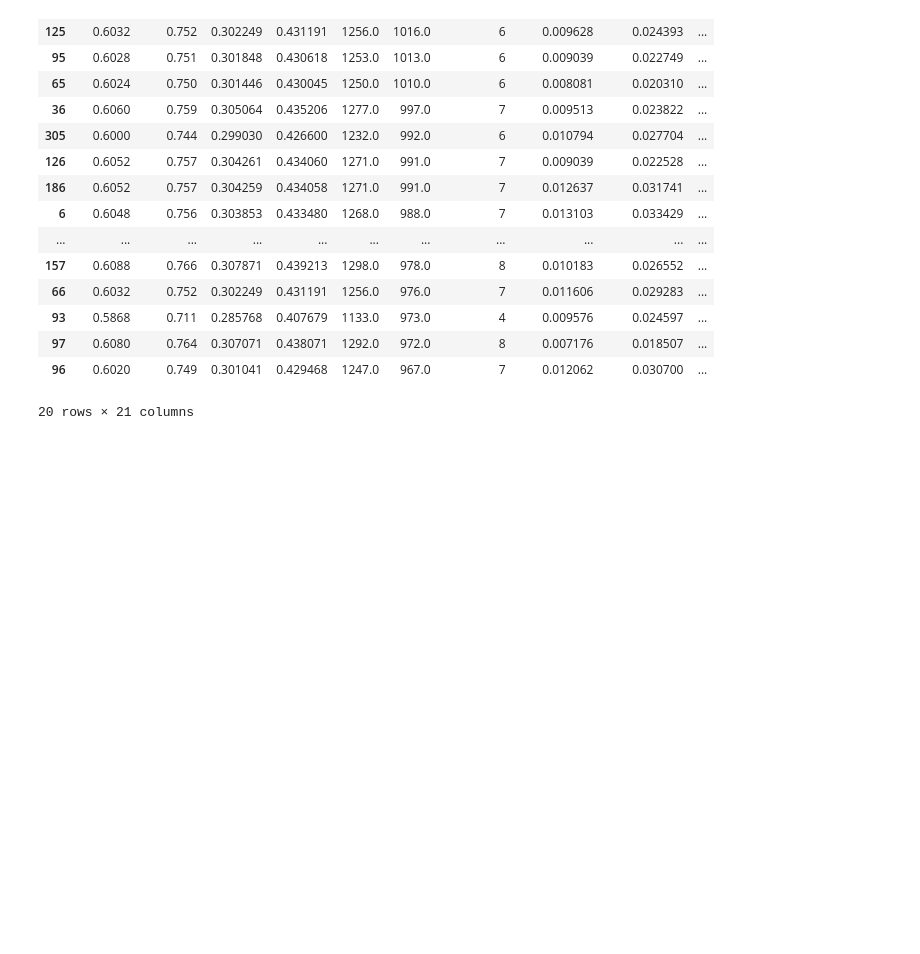
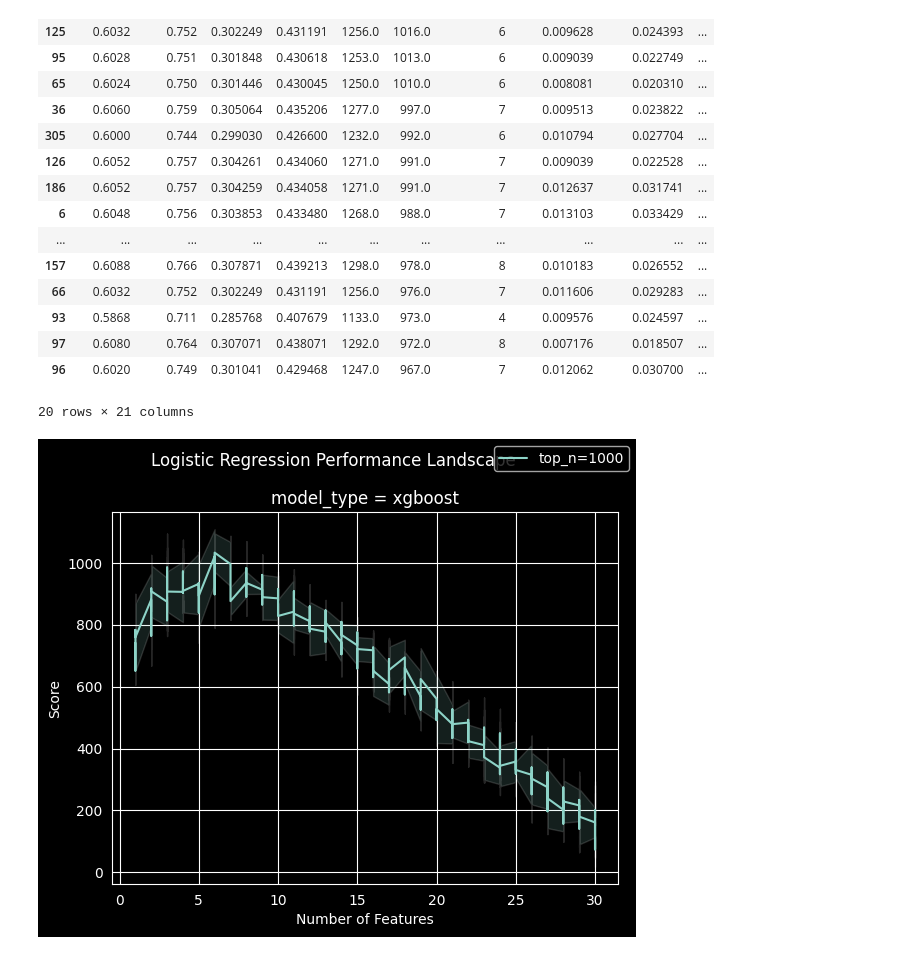
Before and after one commit to kwiatkowskaa/cost-sensitive-predictive-modeling, a Jupyter notebook: notebooks_scaled/04_xgboost_model_MM.ipynb, the cells around one changed output. Saved outputs shown, nothing was run; the diff lists cells and outputs as text; code cells hidden in the pictures; blank space fills up the shorter version.

```diff
--- a/notebooks_scaled/04_xgboost_model_MM.ipynb
+++ b/notebooks_scaled/04_xgboost_model_MM.ipynb
@@ -465,10 +480,8 @@ PARAM_GRID = {
 
 
 K_VALUES = range(1, 31)
+TOP_N_VALUES = [50, 100, 250, 500, 750, 900, 950, 1000]
 
-# =====================================================
-# 6. Eksperyment
-# =====================================================
 
 all_results = []
 
@@ -571,3 +584,17 @@ final_results_xg.sort_values(by="score", ascending=False).head(20)
 | 97 | 0.6080 | 0.764 | 0.307071 | 0.438071 | 1292.0 | 972.0 | 8 | 0.007176 | 0.018507 | ... |
 | 96 | 0.6020 | 0.749 | 0.301041 | 0.429468 | 1247.0 | 967.0 | 7 | 0.012062 | 0.030700 | ... |
 20 rows × 21 columns
+# %%
+plot_metric_surface(
+    df=final_results_xg,
+    x_col="n_features",
+    y_col="score",
+    split_col="model_type",
+    line_col="top_n",
+    std_col="score_std",
+    title="Logistic Regression Performance Landscape",
+    x_label="Number of Features",
+    y_label="Score"
+)
+# %% [output]
+[figure, added]
```
Also changed, not shown: parts of 6 cells of this notebook.
